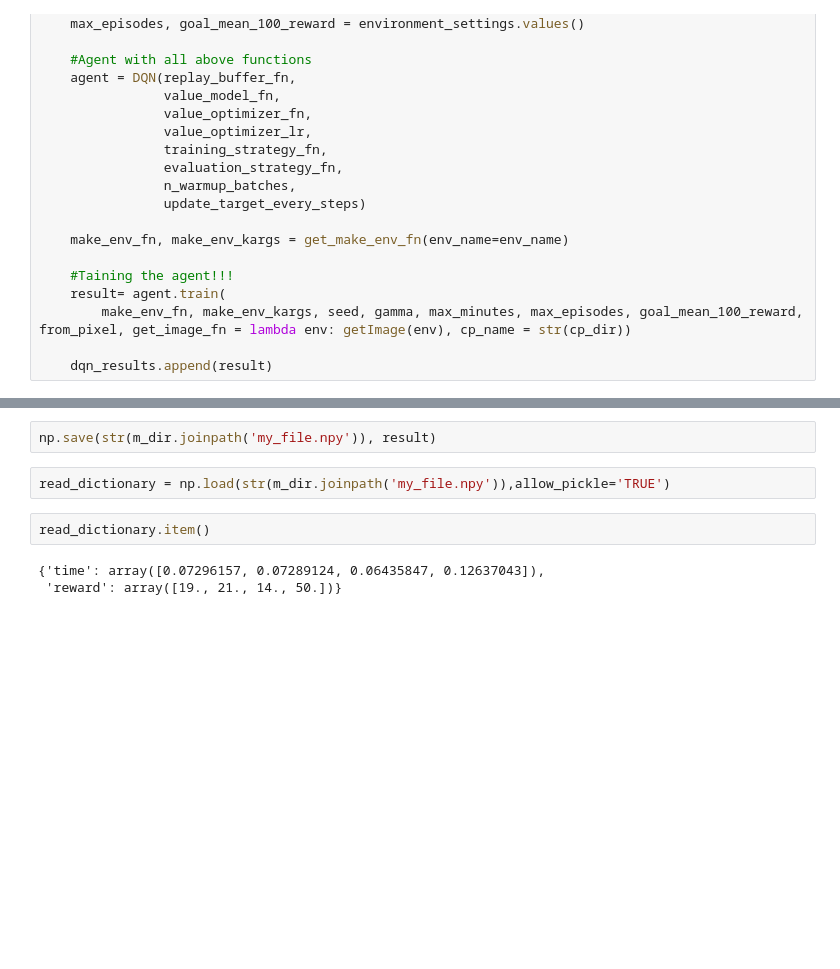
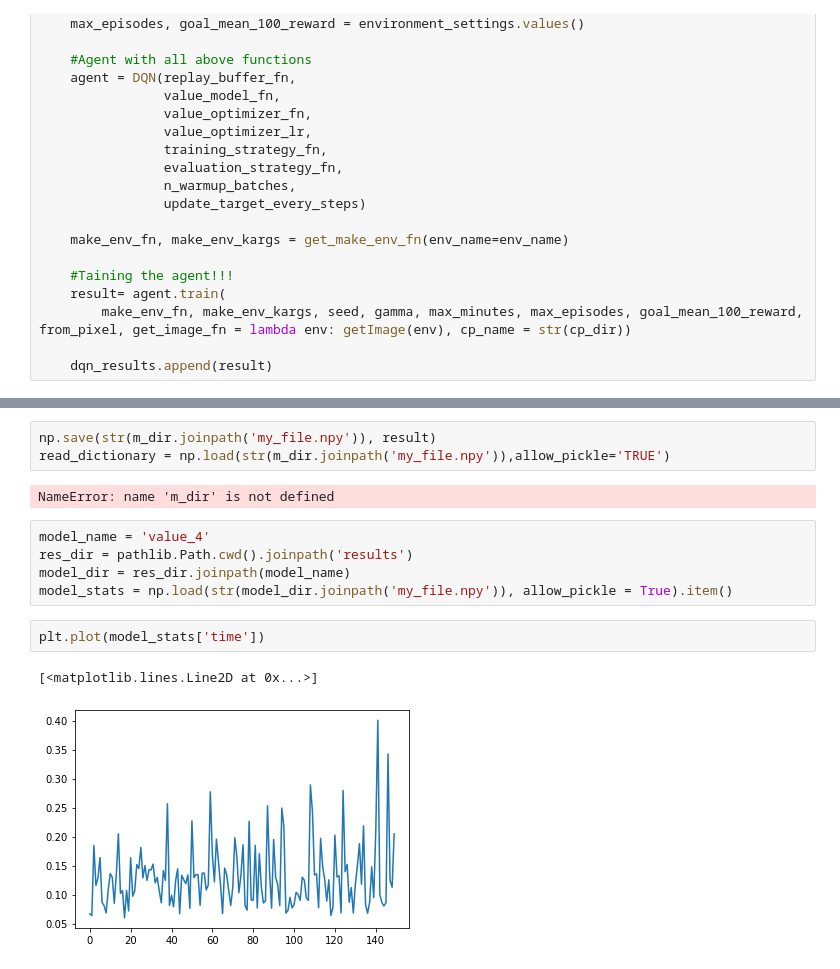
Before and after one commit to harishh1/rl, a Jupyter notebook: cartpole/nn_cartpole.ipynb, the cells around one changed output, grey strips where cells are left out. Cells and saved outputs as stored; diff of their text form; blank space fills up the shorter version.

Commit message:
fixed minor issues and added more stats, checkpnt fix

```diff
--- a/cartpole/nn_cartpole.ipynb
+++ b/cartpole/nn_cartpole.ipynb
@@ -69,10 +69,16 @@ result
  'reward': array([19., 21., 14., 50.])}
 # %%
 np.save(str(m_dir.joinpath('my_file.npy')), result)
+read_dictionary = np.load(str(m_dir.joinpath('my_file.npy')),allow_pickle='TRUE')
+# %% [output]
+NameError: name 'm_dir' is not defined
-# %%
-read_dictionary = np.load(str(m_dir.joinpath('my_file.npy')),allow_pickle='TRUE')
-# %%
-read_dictionary.item()
-# %% [output]
-{'time': array([0.07296157, 0.07289124, 0.06435847, 0.12637043]),
- 'reward': array([19., 21., 14., 50.])}
+# %%
+model_name = 'value_4'
+res_dir = pathlib.Path.cwd().joinpath('results')
+model_dir = res_dir.joinpath(model_name)
+model_stats = np.load(str(model_dir.joinpath('my_file.npy')), allow_pickle = True).item()
+# %%
+plt.plot(model_stats['time'])
+# %% [output]
+[<matplotlib.lines.Line2D at 0x...>]
+[figure, added]
```
Also changed, not shown: parts of 6 cells of this notebook, 3 other files.
